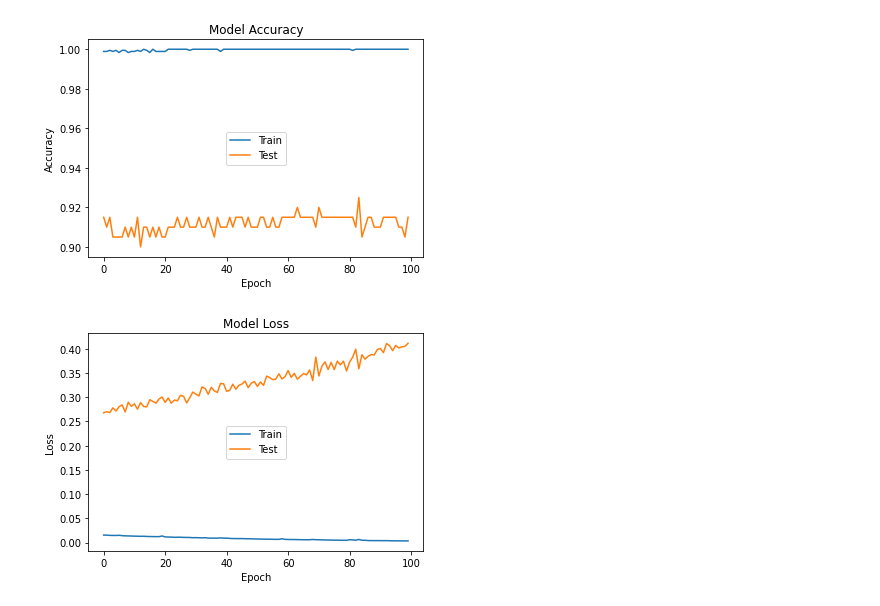
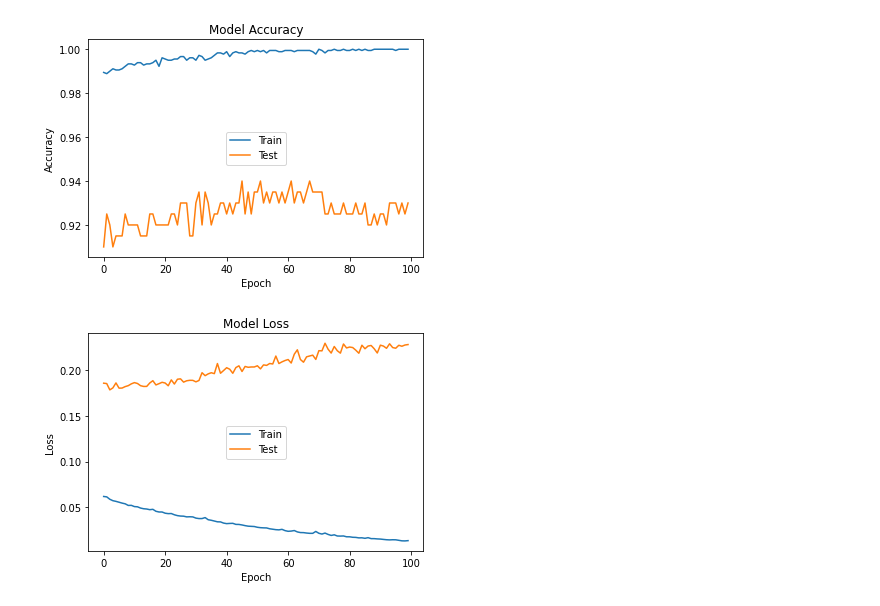
Before and after one commit to TS0713/100-Days-ComputerVision, a Jupyter notebook: MLP_KERAS.ipynb, the cells around one changed output. Saved outputs shown, nothing was run; the diff lists cells and outputs as text; code cells hidden in the pictures.

```diff
--- a/MLP_KERAS.ipynb
+++ b/MLP_KERAS.ipynb
@@ -59,15 +58,15 @@ Accuracy Score:  0.91
 # %%
-#history = model.fit(x_train,y_train,validation_data=(x_test,y_test),epochs=100,batch_size=64,verbose=0)
+history = model.fit(x_train,y_train,validation_data=(x_test,y_test),epochs=100,batch_size=64,verbose=0)
 import matplotlib.pyplot as plt
 plt.plot(history.history["accuracy"])
 plt.plot(history.history["val_accuracy"])
 plt.title("Model Accuracy")
 plt.ylabel("Accuracy")
 plt.xlabel("Epoch")
 plt.legend(["Train","Test"],loc="center")
 plt.show()
 # %% [output]
-[figure, old version]
+[figure, new version]
 # %%
 import matplotlib.pyplot as plt
 plt.plot(history.history["loss"])
@@ -78,4 +77,4 @@ plt.xlabel("Epoch")
 plt.legend(["Train","Test"],loc="center")
 plt.show()
 # %% [output]
-[figure, old version]
+[figure, new version]
```
Also changed, not shown: parts of 4 cells of this notebook.
